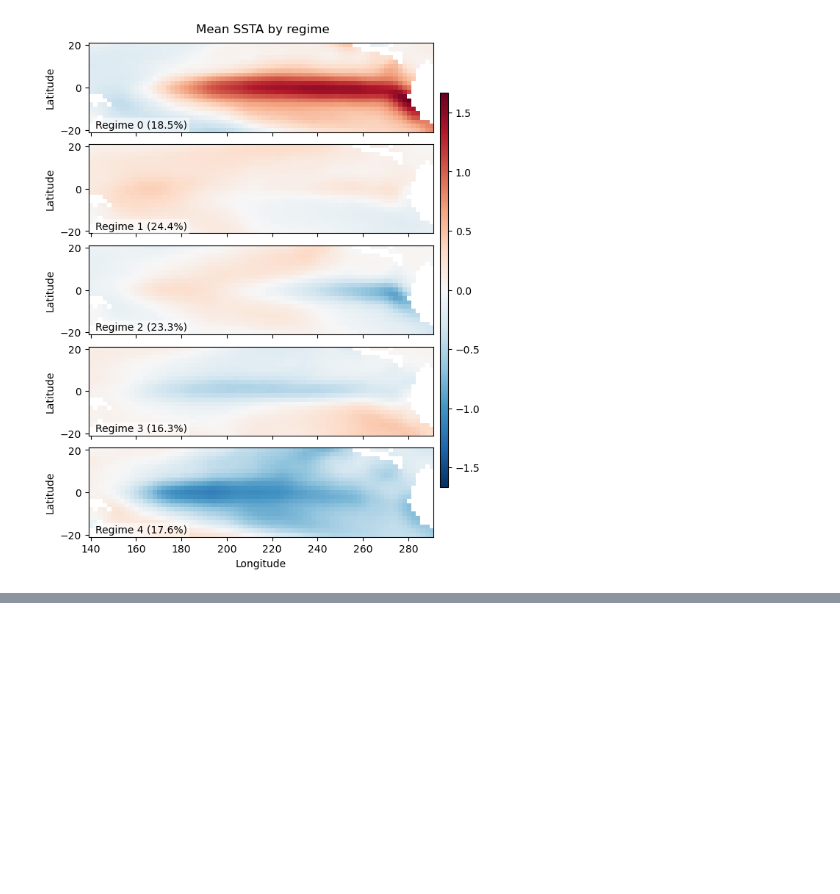
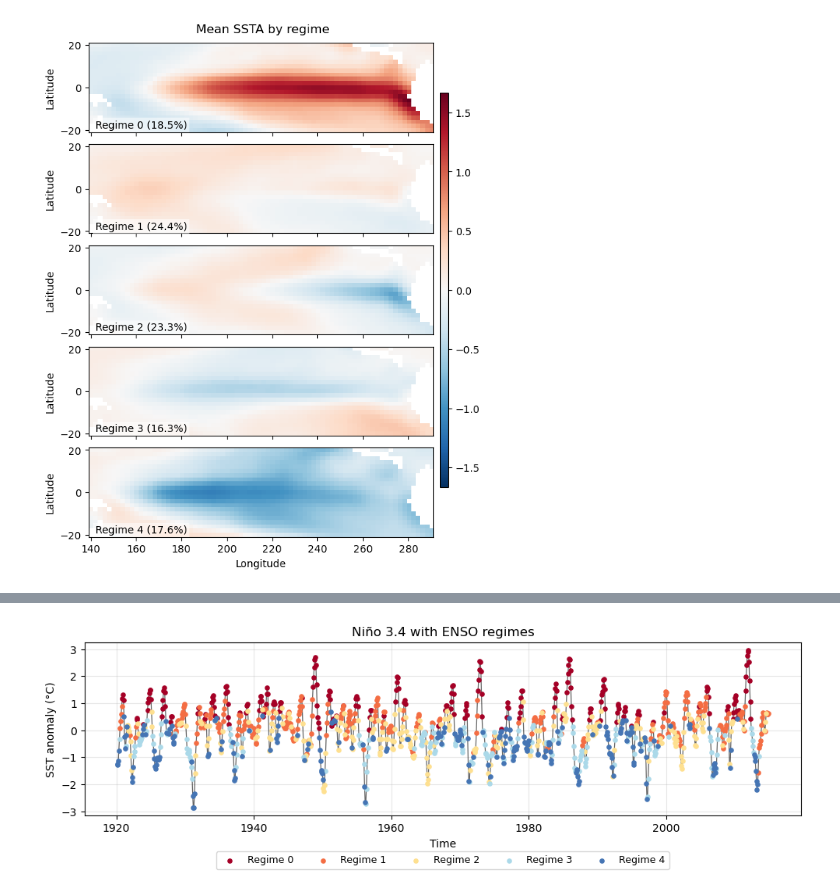
Before and after one commit to zhongruiw/MultiModelDA, a Jupyter notebook: code/ENSO.ipynb, the cells around one changed output, grey strips where cells are left out. Cells and saved outputs as stored; diff of their text form; code cells hidden in the pictures; blank space fills up the shorter version.

```diff
--- a/code/ENSO.ipynb
+++ b/code/ENSO.ipynb
@@ -476,0 +804,42 @@ plt.show()
+# %%
+file = xr.open_dataset("../data/cmip6_ACCESS-CM2_historical_r1i1p1f1_ts_1850_2014_pcs_nino34_1920_2014.nc")
+data = file["PCs"].to_numpy()
+nino34 = file["Nino34"].to_numpy()
+
+with open('../data/fcm_ersstv5.pkl', 'rb') as f:
+    fcm_model_data = pickle.load(f)
+cluster_model = FCMEntropy(**fcm_model_data['config'])
+cluster_model.centers = fcm_model_data['centers']
+cluster_model.weights = fcm_model_data['weights']
+scaler = fcm_model_data['scaler']
+
+features = []
+features.append(data)
+features = np.concatenate(features, axis=1)
+features = scaler.transform(features)
+weights = cluster_model.predict(features)
+labels = np.argmax(weights, axis=1)
+new_labels, remap, means = reorder_labels_by_mean_nino34(nino34, labels)
+# %%
+import numpy as np
+import matplotlib.pyplot as plt
+from matplotlib.lines import Line2D
+from matplotlib.colors import ListedColormap
+
+colors = [
+    "#a50026",  # deep red
+    "#f46d43",  # orange-red
+    "#fee090",  # light orange
+    "#abd9e9",  # light blue
+    "#4575b4",  # deep blue
+]
+fig, ax = plot_nino34_with_regimes(
+    nino34, new_labels, time=file["time"],  # times can be pandas.DatetimeIndex
+    regime_names=["Regime 0", "Regime 1", "Regime 2", "Regime 3", "Regime 4"],
+    colors=colors,
+    title="Niño 3.4 with ENSO regimes"
+)
+plt.savefig('../figure/nino34_regimes_fcm_cmip6_ACCESS-CM2_historical_r1i1p1f1_ts_1850_2014.png')
+plt.show()
+# %% [output]
+[figure, added]
```
Also changed, not shown: parts of 44 cells of this notebook.
